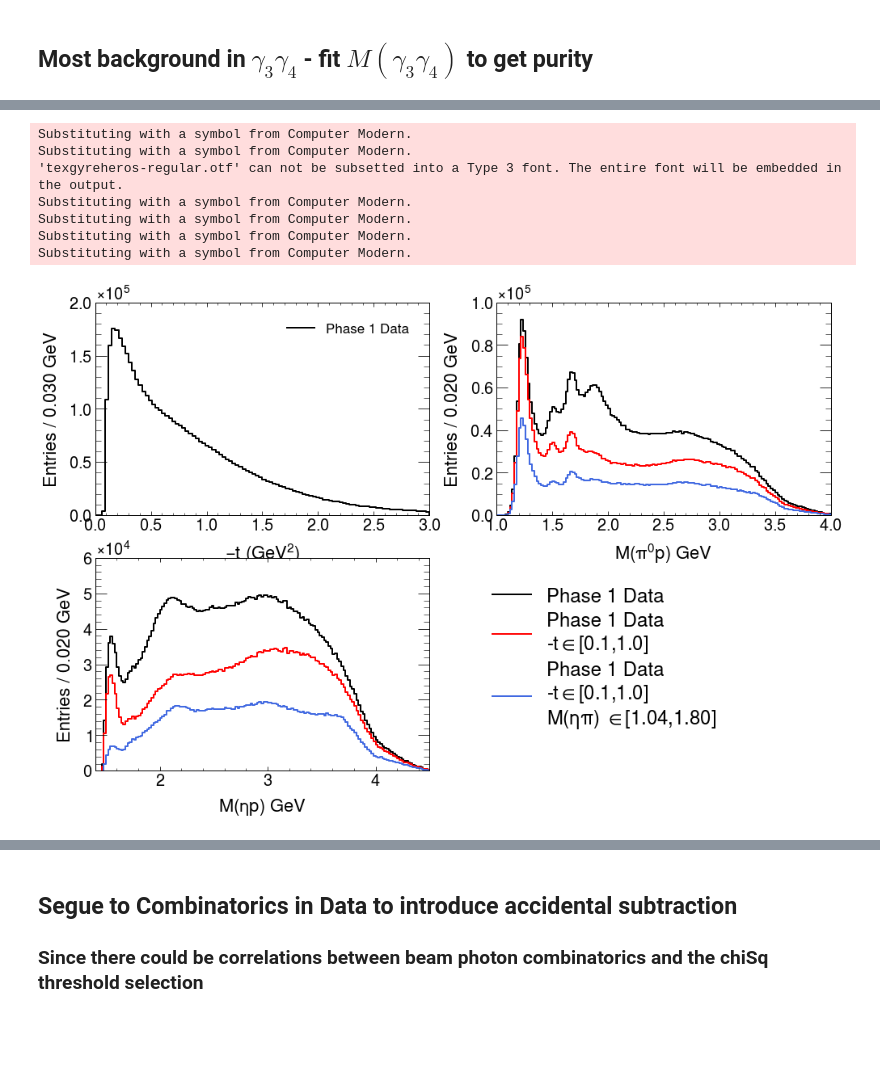
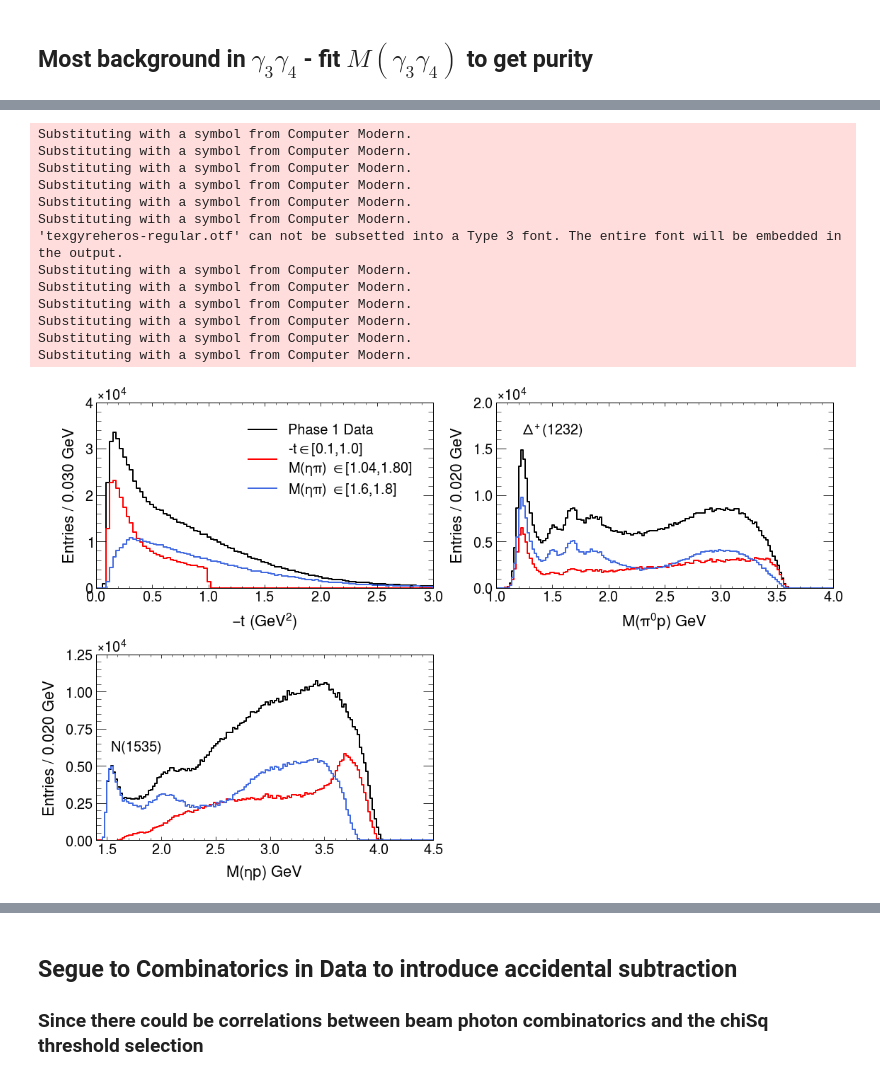
Before and after one commit to lan13005/EtaPi-Analysis, a Jupyter notebook: study_eventSelections/event_selection.ipynb, the cells around one changed output, grey strips where cells are left out. Saved outputs shown, nothing was run; the diff lists cells and outputs as text; code cells hidden in the pictures; blank space fills up the shorter version.

```diff
--- a/study_eventSelections/event_selection.ipynb
+++ b/study_eventSelections/event_selection.ipynb
@@ -142,7 +142,7 @@ def denoteRegion(ax,minval,maxval,withArrows,**kwargs):
 # %%
 def loadDF(fileLoc,cols):
     file=uproot.open(fileLoc)
-    tree=file[b'tree_4g_flat']
+    tree=file[b'kin']
     return tree.arrays(cols,outputtype=pd.DataFrame).reset_index(drop=True)
 # %% [markdown]
 # Cut Progression
@@ -545,13 +552,20 @@ WARNING:matplotlib.backends.backend_pdf:'texgyreheros-regular.otf' can not be su
 ## Most background in $\gamma_3\gamma_4$ - fit $M(\gamma_3\gamma_4)$ to get purity
 # %%
 dfs_looseChi=[]
-datasets=["2017","2018_1","2018_8"]
+datasets=["2017_1","2018_1","2018_8"]
 for dataset in datasets:
-    fileName="/d/grid17/ln16/myDSelector/zThesisCuts/degALL_data_"+dataset+"_stdProtonPhotonExclusivity_looseChi_for_thesis_treeFlat_DSelector.root"
-    treeName="tree_4g_flat"
+#     fileName="/d/grid17/ln16/myDSelector/zThesisCuts/degALL_data_"+dataset+"_stdProtonPhotonExclusivity_looseChi_for_thesis_treeFlat_DSelector.root"
+    fileName="/d/grid17/ln16/dselector_v3/study_eventSelections/rootFiles/looseUE/D"+dataset+"_selected_acc_flat.root"
+    treeName="kin"
     cols=["Mpi0eta","weightASBS","weightBS","cosTheta_eta_gj","cosTheta_eta_hel","phi_eta_gj","phi_eta_hel",
           "Mpi0","Meta","AccWeight","chiSq","Ebeam","mandelstam_t","mandelstam_tp","Mpi0p","Metap","omegaCut",
          "mandelstam_teta","mandelstam_tpi0","run","event","rfTime","phi_eta_lab","phi_pi0_lab","BeamAngle"]
     tree=uproot.open(fileName)[treeName]
+#     df=tree.arrays(cols,entrystart=0,entrystop=100000,outputtype=pd.DataFrame).reset_index(drop=True)
     df=tree.arrays(cols,outputtype=pd.DataFrame).reset_index(drop=True)
     dfs_looseChi.append(df)
+
+yields=[dfs_looseChi[i].weightASBS.sum() for i in range(len(dfs_looseChi))]
+yieldsFrac=[val/sum(yields) for val in yields]
+for i,val in enumerate(yieldsFrac):
+    print(datasets[i]+" integral: %0.2f" % val)
@@ -617,48 +643,65 @@ plt.savefig(resultsFolder+"/mass_distributions_sidebands_lmac.pdf")
+# %%
+def addText(value, string, counts, edges, ax):
+    ''' Add string above the value that is located in a bin defined by edges'''
+    count=counts[np.where(value<edges)[0][0]]
+    ax.text(x=value, y=count*1.2, s=string, size=20)
 # %%
 ####################
 # BARYON PLOTS
 ####################
 
-tmp=tmp[~tmp.omegaCut]
+tmp=tmp[tmp.omegaCut]
 
 fig,axes=plt.subplots(2,2,figsize=(16,10))
 axes=axes.flatten()
 fig.delaxes(axes[3])
 
 makePlot(tmp,"mandelstam_t",0,3,0.03,r"$-t~(GeV^2)$",axes[0],tmp["weightASBS"],c='black',label="Phase 1 Data")
+makePlot(tmp[(tmp.mandelstam_t>0.1)&(tmp.mandelstam_t<1.0)&(tmp.Mpi0eta>1.04)&(tmp.Mpi0eta<1.8)],"mandelstam_t",0,3,0.03,r"$-t~(GeV^2)$",axes[0],
+         tmp.loc[(tmp.mandelstam_t>0.1)&(tmp.mandelstam_t<1.0)&(tmp.Mpi0eta>1.04)&(tmp.Mpi0eta<1.8),"weightASBS"],c='red',
+         label="-t$\in$[0.1,1.0]\n$M(\eta\pi)$ $\in$[1.04,1.80]")
+makePlot(tmp[(tmp.Mpi0eta>1.60)&(tmp.Mpi0eta<2.80)],"mandelstam_t",0,3,0.03,r"$-t~(GeV^2)$",axes[0],
+         tmp.loc[(tmp.Mpi0eta>1.60)&(tmp.Mpi0eta<2.80),"weightASBS"],c='royalblue',
+         label="$M(\eta\pi)$ $\in$[1.6,1.8]")
 axes[0].set_ylabel("Entries / %0.3f GeV" % (0.03))
 axes[0].set_ylim(bottom=0)
-axes[0].legend()
+axes[0].legend(prop={"size":20})
 
-makePlot(tmp,"Mpi0p",1.0,4.0,0.02,r"$M(\pi^0 p)$ GeV",axes[1],tmp["weightASBS"],c='black',label="Phase 1 Data")
-makePlot(tmp[(tmp.mandelstam_t>0.1)&(tmp.mandelstam_t<1.0)],"Mpi0p",1.0,4.0,0.02,r"$M(\pi^0 p)$ GeV",axes[1],
-         tmp.loc[(tmp.mandelstam_t>0.1)&(tmp.mandelstam_t<1.0),"weightASBS"],c='red',label="Phase 1 Data\n-t$\in$[0.1,1.0]")
+counts, edges=makePlot(tmp,"Mpi0p",1.0,4.0,0.02,r"$M(\pi^0 p)$ GeV",axes[1],tmp["weightASBS"],c='black',label="Phase 1 Data")
 makePlot(tmp[(tmp.mandelstam_t>0.1)&(tmp.mandelstam_t<1.0)&(tmp.Mpi0eta>1.04)&(tmp.Mpi0eta<1.8)],"Mpi0p",1.0,4.0,0.02,r"$M(\pi^0 p)$ GeV",axes[1],
-         tmp.loc[(tmp.mandelstam_t>0.1)&(tmp.mandelstam_t<1.0)&(tmp.Mpi0eta>1.04)&(tmp.Mpi0eta<1.8),"weightASBS"],c='royalblue',
-         label="Phase 1 Data\n-t$\in$[0.1,1.0]\n$M(\eta\pi)$ $\in$[1.04,1.80]")
+         tmp.loc[(tmp.mandelstam_t>0.1)&(tmp.mandelstam_t<1.0)&(tmp.Mpi0eta>1.04)&(tmp.Mpi0eta<1.8),"weightASBS"],c='red')
+makePlot(tmp[(tmp.Mpi0eta>1.60)&(tmp.Mpi0eta<2.8)],"Mpi0p",1.0,4.0,0.02,r"$M(\pi^0 p)$ GeV",axes[1],
+         tmp.loc[(tmp.Mpi0eta>1.60)&(tmp.Mpi0eta<2.8),"weightASBS"],c='royalblue')
 axes[1].set_ylabel("Entries / %0.3f GeV" % (0.02))
 axes[1].set_ylim(bottom=0)
+addText(1.232,r"$\Delta^+(1232)$",counts, edges, axes[1])
 # axes[1].legend()
 
-makePlot(tmp,"Metap",1.4,4.5,0.02,r"$M(\eta p)$ GeV",axes[2],tmp["weightASBS"],c='black',label="Phase 1 Data")
-makePlot(tmp[(tmp.mandelstam_t>0.1)&(tmp.mandelstam_t<1.0)],"Metap",1.4,4.5,0.02,r"$M(\eta p)$ GeV",axes[2],
-         tmp.loc[(tmp.mandelstam_t>0.1)&(tmp.mandelstam_t<1.0),"weightASBS"],c='red',label="Phase 1 Data\n-t$\in$[0.1,1.0]")
+counts, edges=makePlot(tmp,"Metap",1.4,4.5,0.02,r"$M(\eta p)$ GeV",axes[2],tmp["weightASBS"],c='black',label="Phase 1 Data")
 makePlot(tmp[(tmp.mandelstam_t>0.1)&(tmp.mandelstam_t<1.0)&(tmp.Mpi0eta>1.04)&(tmp.Mpi0eta<1.8)],"Metap",1.4,4.5,0.02,r"$M(\eta p)$ GeV",axes[2],
-         tmp.loc[(tmp.mandelstam_t>0.1)&(tmp.mandelstam_t<1.0)&(tmp.Mpi0eta>1.04)&(tmp.Mpi0eta<1.8),"weightASBS"],c='royalblue',
-         label="Phase 1 Data\n-t$\in$[0.1,1.0]\n$M(\eta\pi)$ $\in$[1.04,1.80]")
+         tmp.loc[(tmp.mandelstam_t>0.1)&(tmp.mandelstam_t<1.0)&(tmp.Mpi0eta>1.04)&(tmp.Mpi0eta<1.8),"weightASBS"],c='red')
+makePlot(tmp[(tmp.Mpi0eta>1.60)&(tmp.Mpi0eta<2.8)],"Metap",1.4,4.5,0.02,r"$M(\eta p)$ GeV",axes[2],
+         tmp.loc[(tmp.Mpi0eta>1.60)&(tmp.Mpi0eta<2.8),"weightASBS"],c='royalblue')
 axes[2].set_ylabel("Entries / %0.3f GeV" % (0.02))
 axes[2].set_ylim(bottom=0)
-axes[2].legend(bbox_to_anchor=(1.1,1),prop={"size":24})
+addText(1.535,r"$N(1535)$",counts, edges, axes[2])
+# axes[2].legend(bbox_to_anchor=(1.1,1),prop={"size":24})
 
 
-# plt.tight_layout()
+plt.tight_layout()
 plt.savefig(resultsFolder+"/baryon_plots.pdf")
 # %% [output]
+Substituting with a symbol from Computer Modern.
+Substituting with a symbol from Computer Modern.
+Substituting with a symbol from Computer Modern.
+Substituting with a symbol from Computer Modern.
 Substituting with a symbol from Computer Modern.
 Substituting with a symbol from Computer Modern.
 'texgyreheros-regular.otf' can not be subsetted into a Type 3 font. The entire font will be embedded in the output.
 Substituting with a symbol from Computer Modern.
 Substituting with a symbol from Computer Modern.
 Substituting with a symbol from Computer Modern.
 Substituting with a symbol from Computer Modern.
+Substituting with a symbol from Computer Modern.
+Substituting with a symbol from Computer Modern.
-[figure, old version]
+[figure, new version]
```
Also changed, not shown: parts of 38 cells of this notebook, 27 other files.
